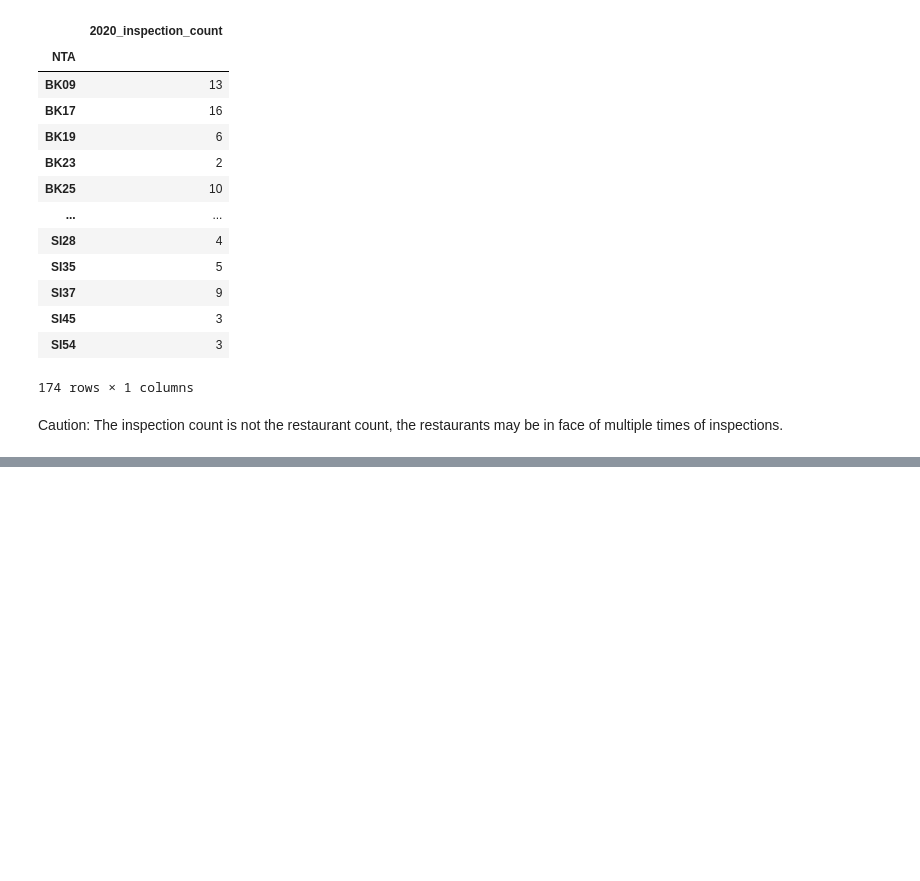
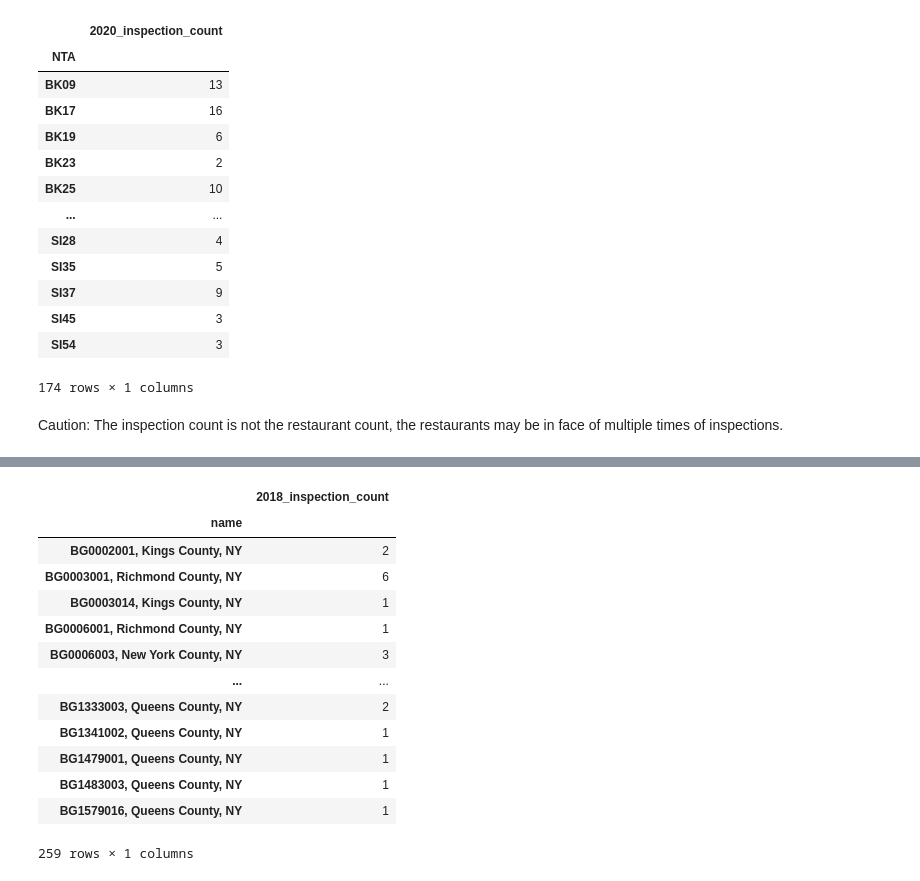
Before and after one commit to Subarashiihibi/nyc_rodent, a Jupyter notebook: Scripts/restaurant_inspection.ipynb, the cells around one changed output, grey strips where cells are left out. Cells and saved outputs as stored; diff of their text form; code cells hidden in the pictures; blank space fills up the shorter version.

```diff
--- a/Scripts/restaurant_inspection.ipynb
+++ b/Scripts/restaurant_inspection.ipynb
@@ -253,0 +290,17 @@ plt.show()
+# %%
+gdf_2018_cb
+# %% [output]
+|  | 2018_inspection_count |
+| name |  |
+| BG0002001, Kings County, NY | 2 |
+| BG0003001, Richmond County, NY | 6 |
+| BG0003014, Kings County, NY | 1 |
+| BG0006001, Richmond County, NY | 1 |
+| BG0006003, New York County, NY | 3 |
+| ... | ... |
+| BG1333003, Queens County, NY | 2 |
+| BG1341002, Queens County, NY | 1 |
+| BG1479001, Queens County, NY | 1 |
+| BG1483003, Queens County, NY | 1 |
+| BG1579016, Queens County, NY | 1 |
+259 rows × 1 columns
```
Also changed, not shown: parts of 13 cells of this notebook, 3 other files.
